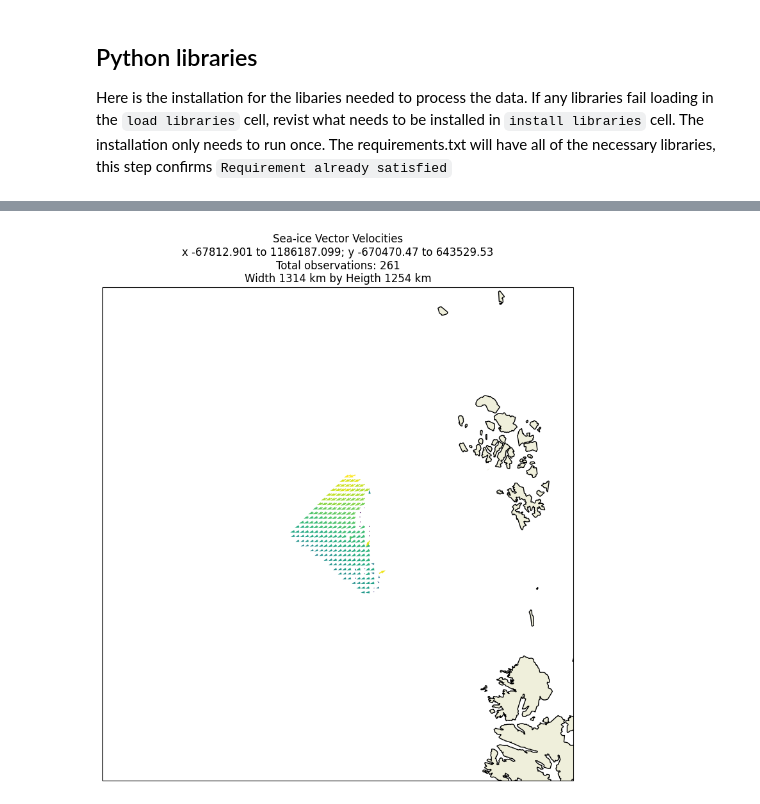
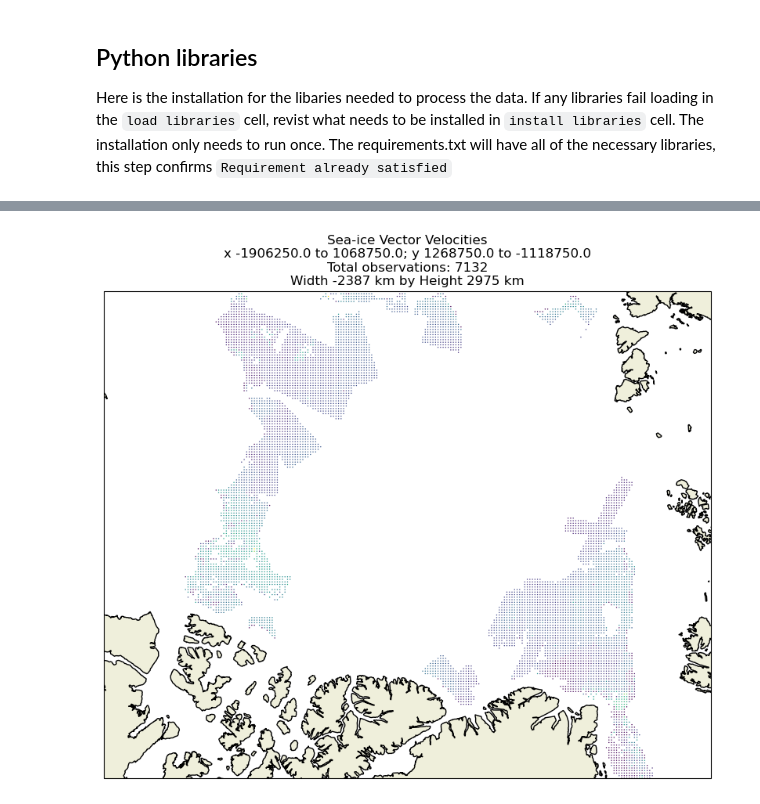
Before and after one commit to BG-NOAA/read_sar_drift_netcdf, a Jupyter notebook: read_netcdf_tutorial.ipynb, the cells around one changed output, grey strips where cells are left out. Drawn from its saved outputs; the diff is of its cells as text; code cells hidden in the pictures.

```diff
--- a/read_netcdf_tutorial.ipynb
+++ b/read_netcdf_tutorial.ipynb
@@ -43,7 +44,7 @@ if you see a warning foy `pyproj`, it is okay to ignore. Just a warning about se
 It has not impact on the ability to use the library
 """
 
-nc_path = "SIVelocity_SAR_20241015_115532_20241016_113140_v0.nc" # assuming file in in notebook directory
-ds = xr.open_dataset(nc_path)
+nc_path = "SIVelocity_SAR_20241014_20241015_daily_12km_NH_v01.nc" # assuming file in in notebook directory
+ds = xr.open_dataset(nc_path, decode_times=False, mask_and_scale=False)
 ds
 # %% [output]
@@ -179,63 +262,73 @@ plt.show()
 # %%
-# plot vectors by using quivers
+# plot vectors by using quivers for one scene
 
 x_values = ds['x'].values
 y_values = ds['y'].values
-dx_values = ds["dx"].isel(time=0).values
-dy_values = ds["dy"].isel(time=0).values
-mag = np.hypot(dx_values, dy_values) / 1000 # values in km
+dx_values = ds["sea_ice_x_displacement"].isel(time=0).values
+dy_values = ds["sea_ice_y_displacement"].isel(time=0).values
+mag = np.hypot(dx_values, dy_values) # values in m
 
 # determine total valid observations
-arr = ds['Speed_kmdy'].isel(time=0).values
+arr = ds['sea_ice_speed'].isel(time=0).values
 valid = np.isfinite(arr) # ignore any NaN values
 
 # set projection defined by data set
-crs_3413 = ccrs.NorthPolarStereo(central_longitude=-45)
+globe_3411 = ccrs.Globe(semimajor_axis=6378273.0, semiminor_axis=6356889.449)
+
+crs_3411 = ccrs.Stereographic(
+    central_latitude=90,
+    central_longitude=-45,
+    false_easting=0.0,
+    false_northing=0.0,
+    true_scale_latitude=70,
+    globe=globe_3411
+)
 
 fig = plt.figure(figsize=(10, 10))
-ax = plt.axes(projection=crs_3413)
+ax = plt.axes(projection=crs_3411)
 
 # Set extent in the projection's coordinate system (meters)
-pad = 500_000 # 50km <-- change the pad to change scope of view
-xmin = np.round(x_values.min() - pad, 3)
-xmax = np.round(x_values.max() + pad, 3)
-ymin = np.round(y_values.min() - pad, 3)
-ymax = np.round(y_values.max() + pad, 3)
+y_idx, x_idx = np.where(valid)
+pad = 250_000 # 50km <-- change the pad to change scope of view
+xmin = np.round(x_values[x_idx.min()] - pad, 3)
+xmax = np.round(x_values[x_idx.max()] + pad, 3)
+ymin = np.round(y_values[y_idx.min()] - pad, 3)
+ymax = np.round(y_values[y_idx.max()] + pad, 3)
 
 # set reasonable size of quivers based on dataset extent
 map_width = xmax - xmin
 map_height = ymax - ymin
 map_span = np.round(max(map_height, map_width), 0)
 if map_span > 2_000_000:
     quiver_scale = 0.1
 else:
     quiver_scale = 1.0
-ax.set_extent([xmin, xmax, ymin, ymax], crs=crs_3413)
+ax.set_extent([xmin, xmax, ymin, ymax], crs=crs_3411)
 
 # Coastlines / land
 ax.add_feature(cfeature.LAND, zorder=0)
 ax.coastlines(resolution="10m", linewidth=1.0, zorder=1)
 
 ax.quiver(
     x_values, y_values, dx_values, dy_values, mag,
-    transform=crs_3413,
+    transform=crs_3411,
     angles="xy", scale_units="xy",
     scale=quiver_scale,
     width=0.002, pivot="tail",
     color="green", zorder=2
 )
 
 
 ax.set_title(
     f"Sea-ice Vector Velocities\n"
     f"x {xmin} to {xmax}; y {ymin} to {ymax}\n"
     f"Total observations: {valid.sum()}\n"
-    f"Width {np.int32(map_height / 1000)} km by Heigth {np.int32(map_width / 1000)} km"
+    f"Width {np.int32(map_height / 1000)} km by Height {np.int32(map_width / 1000)} km"
 )
 
 plt.show()
 # %% [output]
-[figure, old version]
+[figure, new version]
 # %%
 # Subsetting by time and x/y
 
```
Also changed, not shown: parts of 12 cells of this notebook, 5 other files.
